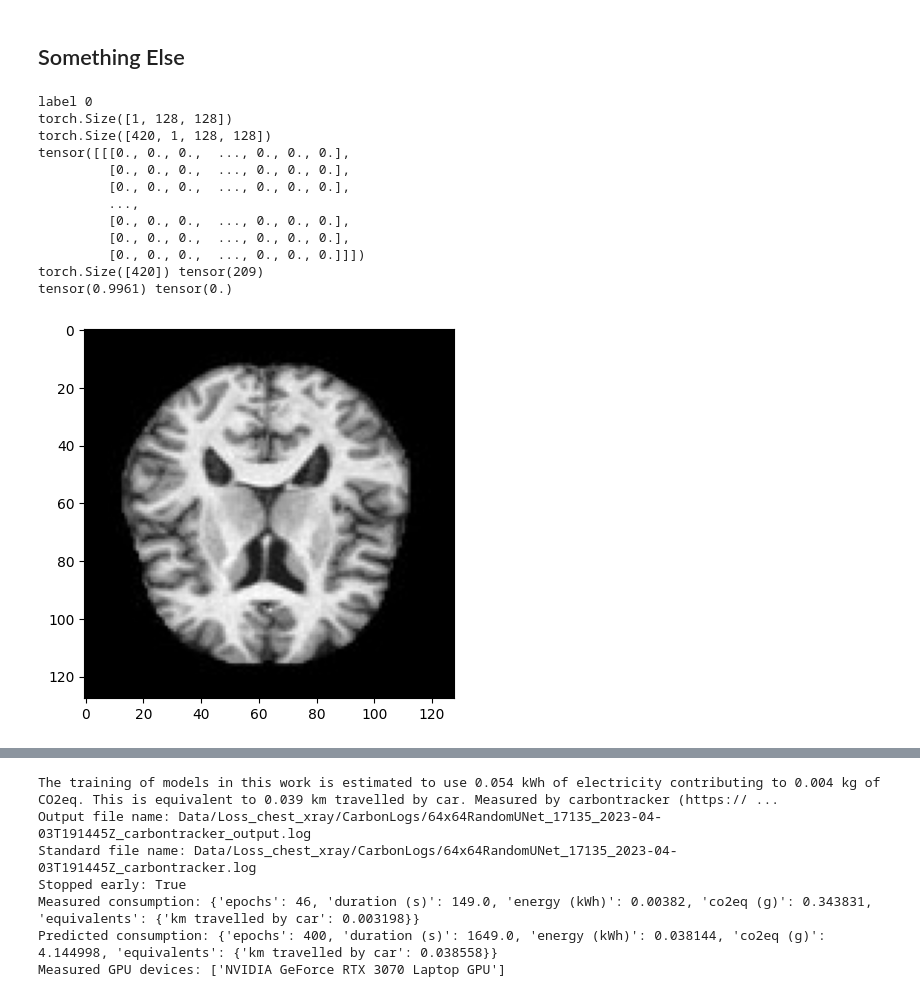
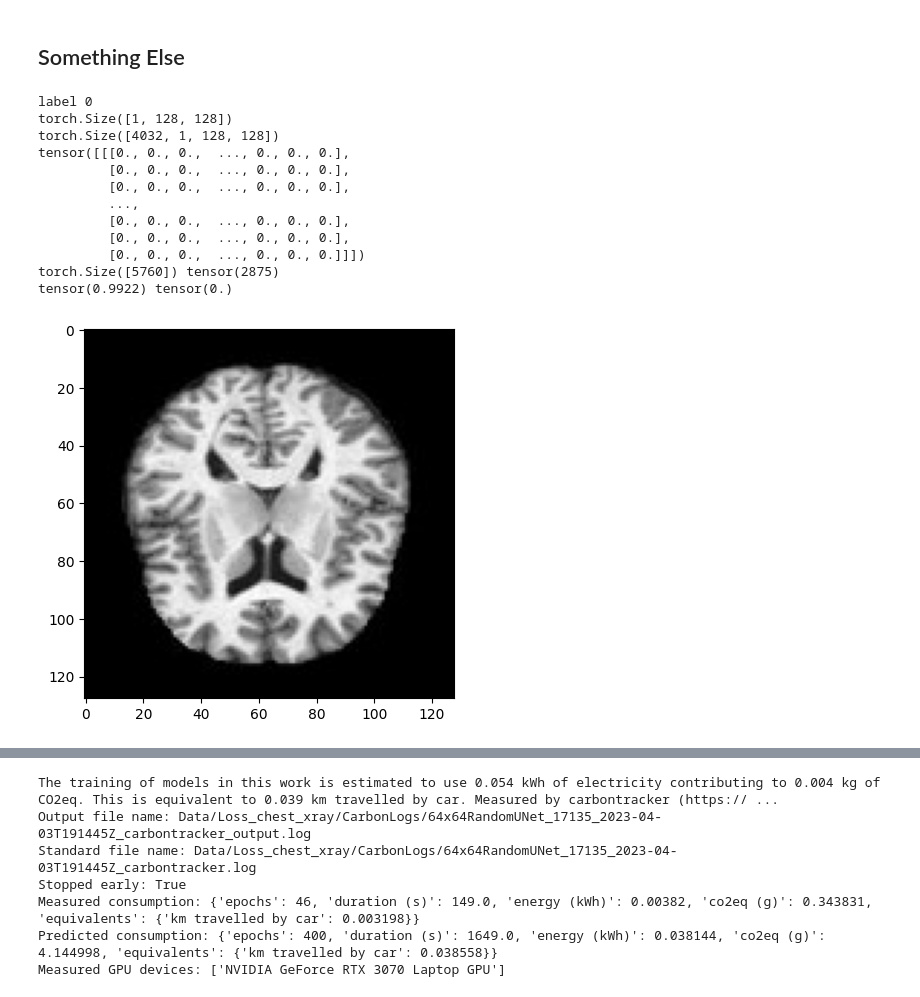
Before and after one commit to Thire399/DC-MasterThesis-2023, a Jupyter notebook: AccuracycheckerTool.ipynb, the cells around one changed output, grey strips where cells are left out. Saved outputs shown, nothing was run; the diff lists cells and outputs as text; code cells hidden in the pictures.

```diff
--- a/AccuracycheckerTool.ipynb
+++ b/AccuracycheckerTool.ipynb
@@ -176,37 +176,37 @@ After 40 epochs
 # %%
 import torch
 import matplotlib.pyplot as plt
 import numpy as np
 import os
 index = 0
 dataset = 'Alzheimer_MRI'
 #dataset = 'chest_xray'
 directory = '/home/thire399/Documents/School/DC-MasterThesis-2023/Data'
 os.chdir(directory)
-data = torch.load(f'Proccesed/{dataset}/RandomtrainX.pt')
-y = torch.load(f'Proccesed/{dataset}/RandomtrainY.pt')
+data = torch.load(f'Proccesed/{dataset}/trainX.pt')
+y = torch.load(f'Proccesed/{dataset}/trainY.pt')
 print(f'label {y[index]}')
 print(data[index].shape)
 print(data.shape)
 print(data[index])
 plt.imshow(data[0][0], cmap = 'gray')
 print(y.shape, sum(y))
 print(torch.max(data[0]), torch.min(data[0]))
 plt.show()
 # %% [output]
 label 0
 torch.Size([1, 128, 128])
-torch.Size([420, 1, 128, 128])
+torch.Size([4032, 1, 128, 128])
 tensor([[[0., 0., 0.,  ..., 0., 0., 0.],
          [0., 0., 0.,  ..., 0., 0., 0.],
          [0., 0., 0.,  ..., 0., 0., 0.],
          ...,
          [0., 0., 0.,  ..., 0., 0., 0.],
          [0., 0., 0.,  ..., 0., 0., 0.],
          [0., 0., 0.,  ..., 0., 0., 0.]]])
-torch.Size([420]) tensor(209)
-tensor(0.9961) tensor(0.)
+torch.Size([5760]) tensor(2875)
+tensor(0.9922) tensor(0.)
-[figure, old version]
+[figure, new version]
 # %%
 import Loop
 import torch.nn as nn
```
Also changed, not shown: 3 other files.
